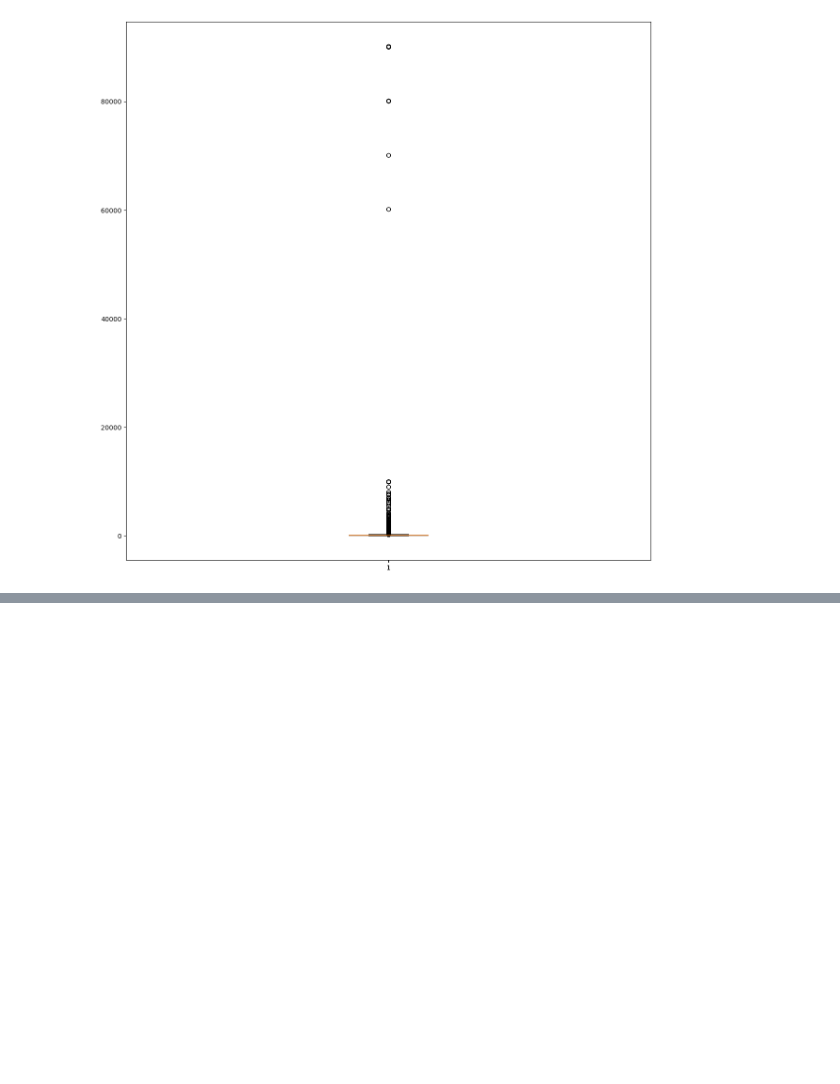
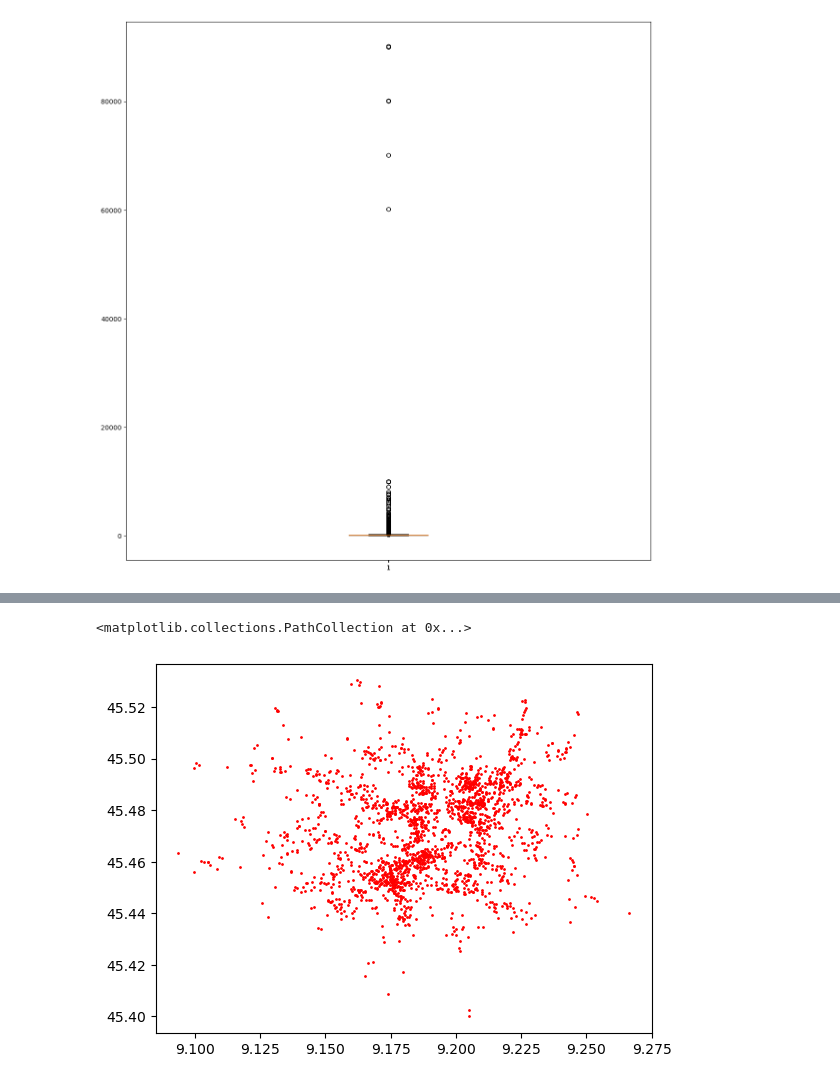
Before and after one commit to Ivanoco27/Progetto-Python, a Jupyter notebook: Progetto Python.ipynb, the cells around one changed output, grey strips where cells are left out. Cells and saved outputs as stored; diff of their text form; code cells hidden in the pictures; blank space fills up the shorter version.

```diff
--- a/Progetto Python.ipynb
+++ b/Progetto Python.ipynb
@@ -370,0 +405,2 @@ NameError: name 'description' is not defined
+# %%
+geo_success = df_success[['id', 'latitude', 'longitude']]
@@ -370,0 +423,5 @@ NameError: name 'description' is not defined
+# %%
+plt.scatter(geo_success['longitude'],geo_success['latitude'], s = 1, c = 'red')
+# %% [output]
+<matplotlib.collections.PathCollection at 0x...>
+[figure, added]
```
Also changed, not shown: parts of 52 cells of this notebook.
